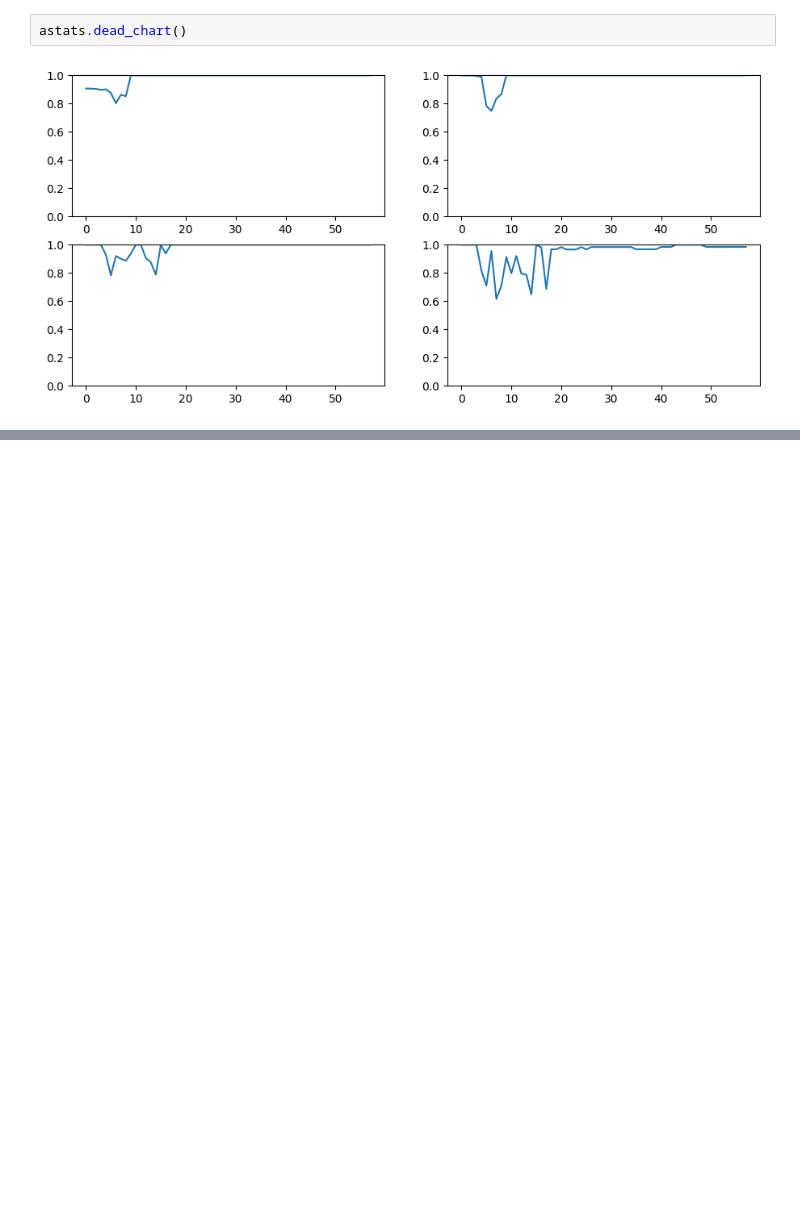
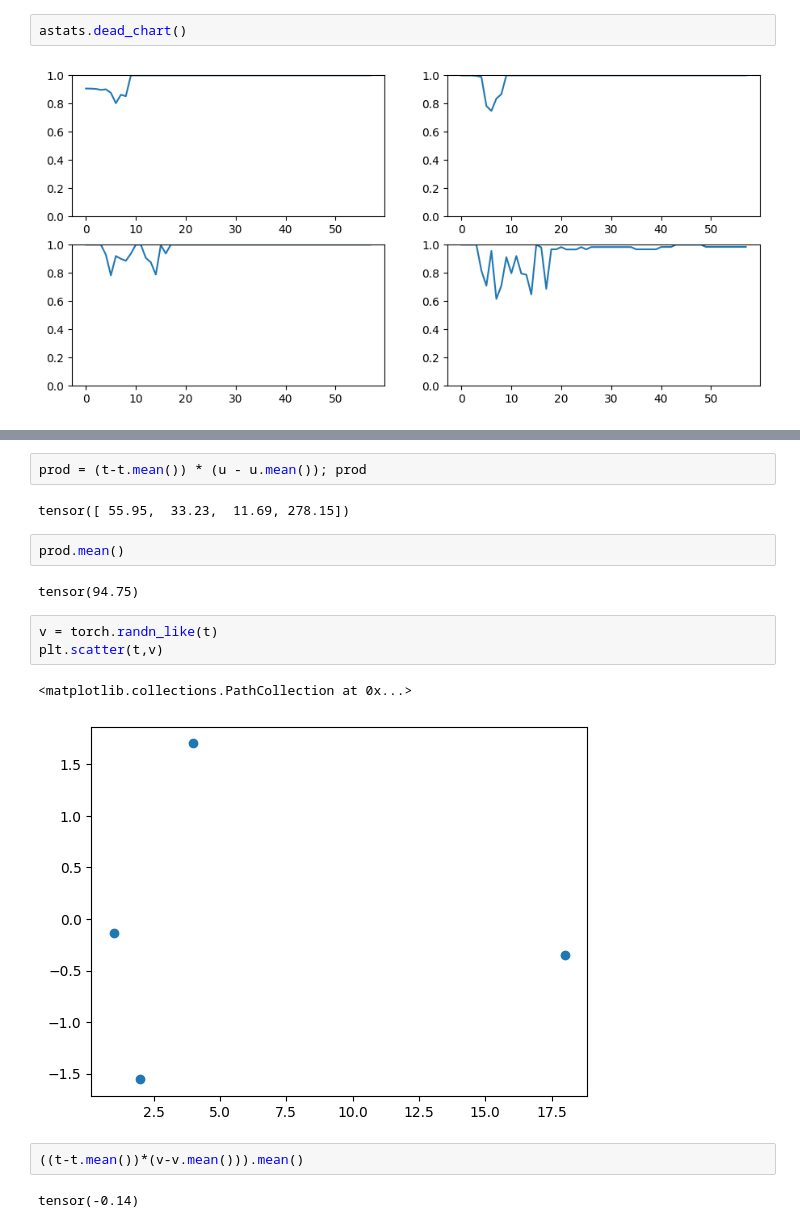
Before and after one commit to SadEnjoyer/diffusion, a Jupyter notebook: notebooks/initialization.ipynb, the cells around one changed output, grey strips where cells are left out. Saved outputs shown, nothing was run; the diff lists cells and outputs as text; blank space fills up the shorter version.

```diff
--- a/notebooks/initialization.ipynb
+++ b/notebooks/initialization.ipynb
@@ -126,0 +199,18 @@ astats.dead_chart()
+# %%
+prod = (t-t.mean()) * (u - u.mean()); prod
+# %% [output]
+tensor([ 55.95,  33.23,  11.69, 278.15])
+# %%
+prod.mean()
+# %% [output]
+tensor(94.75)
+# %%
+v = torch.randn_like(t)
+plt.scatter(t,v)
+# %% [output]
+<matplotlib.collections.PathCollection at 0x...>
+[figure, added]
+# %%
+((t-t.mean())*(v-v.mean())).mean()
+# %% [output]
+tensor(-0.14)
```
Also changed, not shown: parts of 44 cells of this notebook, 1 other file.
